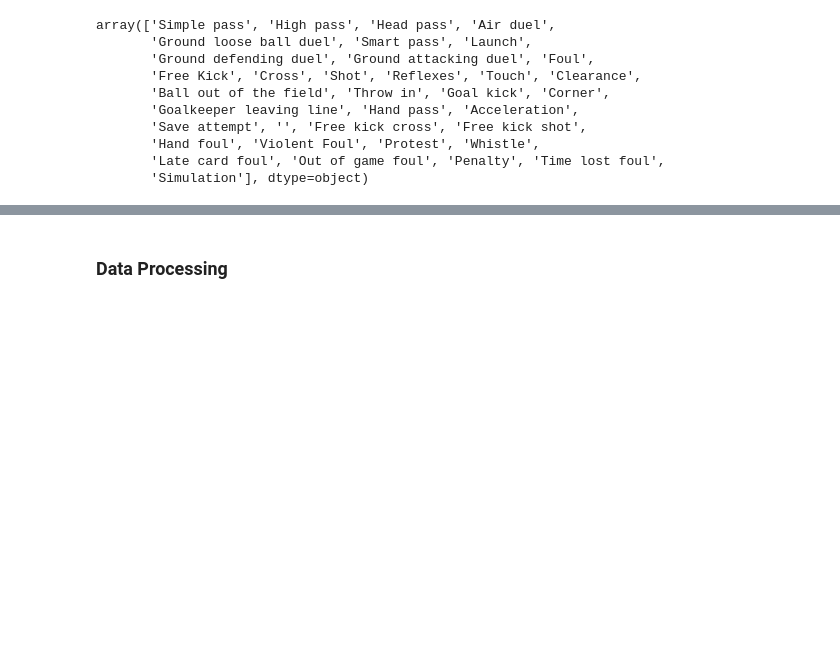
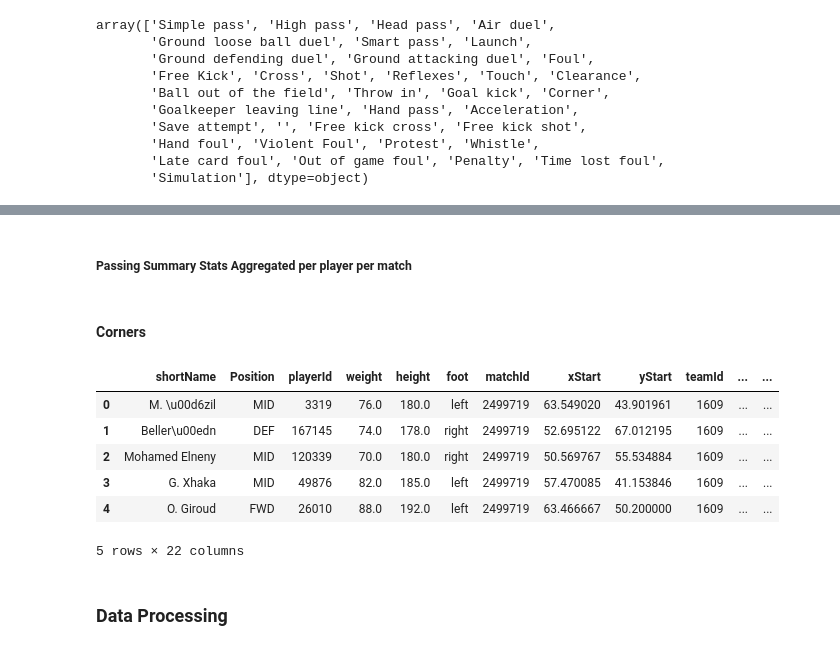
Before and after one commit to bjornmakins/soccer1, a Jupyter notebook: Data_Analysis.ipynb, the cells around one changed output, grey strips where cells are left out. Cells and saved outputs as stored; diff of their text form; code cells hidden in the pictures; blank space fills up the shorter version.

```diff
--- a/Data_Analysis.ipynb
+++ b/Data_Analysis.ipynb
@@ -865,0 +934,3 @@ for idx in range(0, len(match_ids)):
+# %%
+Player_Aggs = alter_Player_Aggs(AerialDuelsWon, "AerialDuelsWon", Player_Aggs)
+Player_Aggs = alter_Player_Aggs(AerialDuelsLost, "AerialDuelsLost", Player_Aggs)
@@ -865,0 +1048,53 @@ for idx in range(0, len(match_ids)):
+# %% [markdown]
+##### Passing Summary Stats Aggregated per player per match
+# %%
+Player_Aggs = alter_Player_Aggs(inaccPasses_within_finalThird, "InaccPassesWithinFinalThird", Player_Aggs)
+Player_Aggs = alter_Player_Aggs(accPasses_within_finalThird, "AccPassesWithinFinalThird", Player_Aggs)
+Player_Aggs = alter_Player_Aggs(accPasses_into_final, "AccPassesIntoFinalThird", Player_Aggs)
+Player_Aggs = alter_Player_Aggs(InaccPasses_into_final, "InaccPassesIntoFinalThird", Player_Aggs)
+Player_Aggs = alter_Player_Aggs(throughs_into_final, "AccThroughsIntoFinalThird", Player_Aggs)
+Player_Aggs = alter_Player_Aggs(inacc_smartPasses, "InaccurateSmartPasses", Player_Aggs)
+Player_Aggs = alter_Player_Aggs(acc_smart_passes, "AccurateSmartPasses", Player_Aggs)
+Player_Aggs = alter_Player_Aggs(inacc_throughs, "InaccurateThroughPasses", Player_Aggs)
+Player_Aggs = alter_Player_Aggs(acc_throughs, "AccurateThroughPasses", Player_Aggs)
+Player_Aggs = alter_Player_Aggs(acc_keypasses, "AccurateKeyPasses", Player_Aggs)
+Player_Aggs = alter_Player_Aggs(inacc_key_passes, "InaccurateKeyPasses", Player_Aggs)
+Player_Aggs = alter_Player_Aggs(total_assists, "TotalAssists", Player_Aggs)
+Player_Aggs = alter_Player_Aggs(CounterAttackInvolvements, "CounterAttackInvolvements", Player_Aggs)
+Player_Aggs = alter_Player_Aggs(dangerous_ball_lost, "PassLostDangerous", Player_Aggs)
+Player_Aggs = alter_Player_Aggs(CounterAttackIntercepts, "CounterAttackIntercept", Player_Aggs)
+Player_Aggs = alter_Player_Aggs(success_intercept, "SuccessfulInterceptions", Player_Aggs)
+Player_Aggs = alter_Player_Aggs(inacc_forward_passes, "InaccurateForwardPasses", Player_Aggs)
+Player_Aggs = alter_Player_Aggs(acc_forward_pass, "AccurateForwardPasses", Player_Aggs)
+# %% [markdown]
+#### Corners
+# %%
+def corner_assists(event_df):
+    return event_df[(event_df.subEventName=="Corner") & (event_df.subEventDescription.str.match('assist'))][['playerId', 'matchId']].groupby(['playerId', 'matchId']).size().reset_index(name='CornerAssists')
+
+def corner_opportunity(event_df):
+    return event_df[(event_df.subEventName=="Corner") & (event_df.subEventDescription.str.match('key_pass'))][['playerId', 'matchId']].groupby(['playerId', 'matchId']).size().reset_index(name='CornerOpportunitiesCreated')
+
+def corner_success(event_df):
+    return event_df[(event_df.subEventName=="Corner") & (event_df.Result=="Success")][['playerId', 'matchId']].groupby(['playerId', 'matchId']).size().reset_index(name='SuccessfulCorners')
+
+def corner_fail(event_df):
+    return event_df[(event_df.subEventName=="Corner") & (event_df.Result=="Failure")][['playerId', 'matchId']].groupby(['playerId', 'matchId']).size().reset_index(name='FailedCorners')
+
+def corner_assists(event_df):
+    return event_df[(event_df.subEventName=="Corner") & (event_df.subEventDescription.str.match('assist'))][['playerId', 'matchId']].groupby(['playerId', 'matchId']).size().reset_index(name='CornerAssists')
+# %%
+Player_Aggs = alter_Player_Aggs(corner_assists, "CornerAssists", Player_Aggs)
+Player_Aggs = alter_Player_Aggs(corner_opportunity, "CornerOpportunitiesCreated", Player_Aggs)
+Player_Aggs = alter_Player_Aggs(corner_success, "SuccessfulCorners", Player_Aggs)
+Player_Aggs = alter_Player_Aggs(corner_fail, "FailedCorners", Player_Aggs)
+# %%
+Player_Aggs.head()
+# %% [output]
+|  | shortName | Position | playerId | weight | height | foot | matchId | xStart | yStart | teamId | ... | ... |
+| 0 | M. \u00d6zil | MID | 3319 | 76.0 | 180.0 | left | 2499719 | 63.549020 | 43.901961 | 1609 | ... | ... |
+| 1 | Beller\u00edn | DEF | 167145 | 74.0 | 178.0 | right | 2499719 | 52.695122 | 67.012195 | 1609 | ... | ... |
+| 2 | Mohamed Elneny | MID | 120339 | 70.0 | 180.0 | right | 2499719 | 50.569767 | 55.534884 | 1609 | ... | ... |
+| 3 | G. Xhaka | MID | 49876 | 82.0 | 185.0 | left | 2499719 | 57.470085 | 41.153846 | 1609 | ... | ... |
+| 4 | O. Giroud | FWD | 26010 | 88.0 | 192.0 | left | 2499719 | 63.466667 | 50.200000 | 1609 | ... | ... |
+5 rows × 22 columns
```
Also changed, not shown: parts of 125 cells of this notebook.
